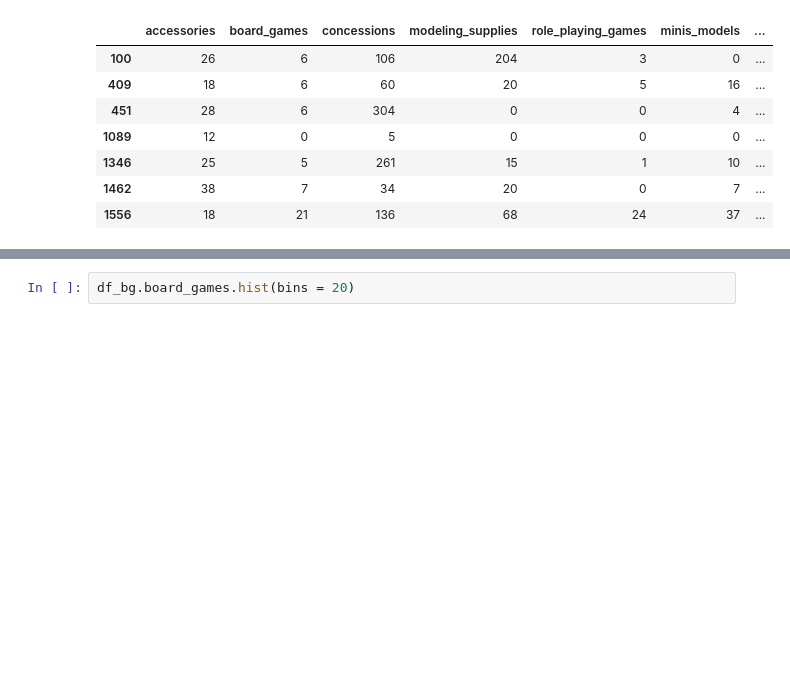
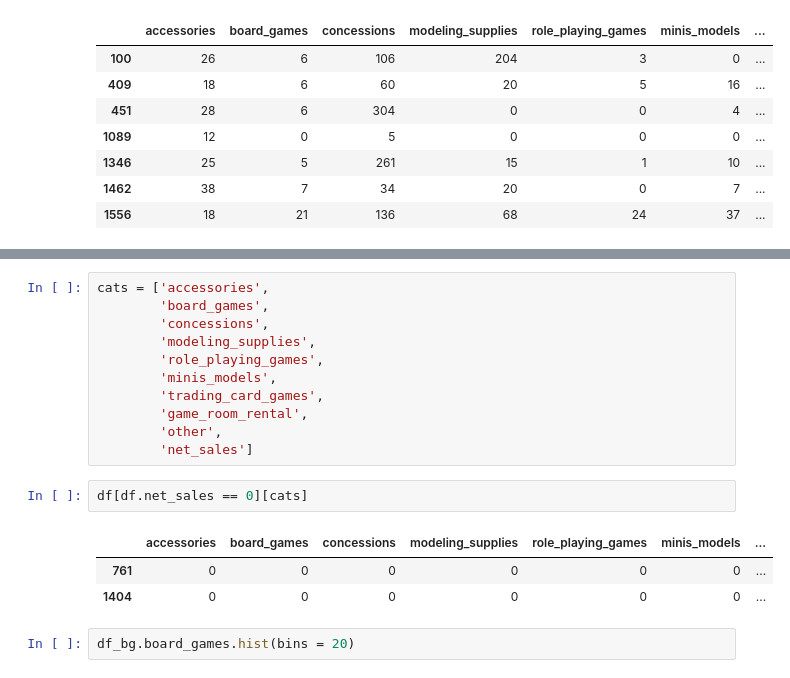
Before and after one commit to Johndsalas/customer_interest_analysis, a Jupyter notebook: exploration.ipynb, the cells around one changed output, grey strips where cells are left out. Drawn from its saved outputs; the diff is of its cells as text; blank space fills up the shorter version.

```diff
--- a/exploration.ipynb
+++ b/exploration.ipynb
@@ -317,3 +396,20 @@ df[df.net_sales  > 3000][cats]
+# %%
+cats = ['accessories',
+        'board_games',
+        'concessions',
+        'modeling_supplies',
+        'role_playing_games',
+        'minis_models',
+        'trading_card_games',
+        'game_room_rental',
+        'other',
+        'net_sales']
+# %%
+df[df.net_sales == 0][cats]
+# %% [output]
+|  | accessories | board_games | concessions | modeling_supplies | role_playing_games | minis_models | ... |
+| 761 | 0 | 0 | 0 | 0 | 0 | 0 | ... |
+| 1404 | 0 | 0 | 0 | 0 | 0 | 0 | ... |
 # %%
 df_bg.board_games.hist(bins = 20)
 # %% [output]
```
Also changed, not shown: parts of 23 cells of this notebook.
